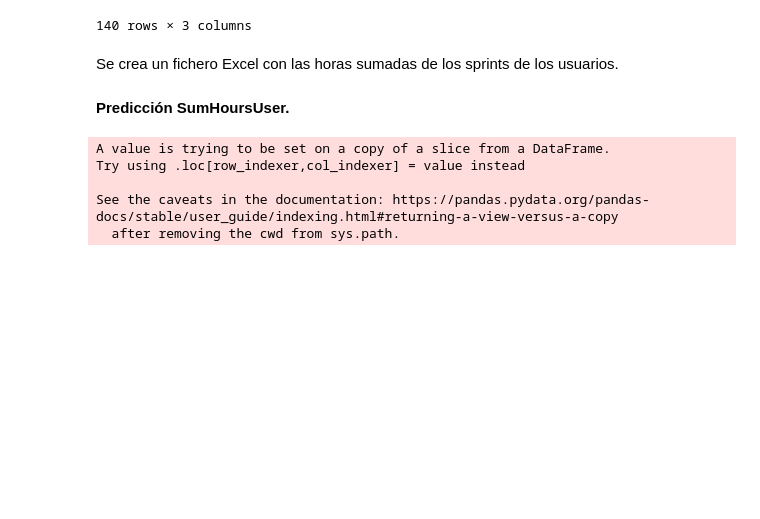
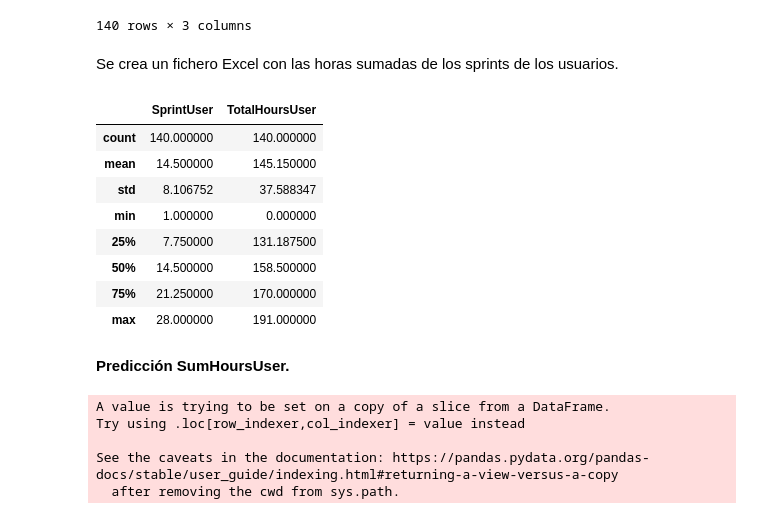
Before and after one commit to GuillermoCervera/TFM-Big-Data-y-Ciencia-de-Datos, a Jupyter notebook: TFM.ipynb, the cells around one changed output. Saved outputs shown, nothing was run; the diff lists cells and outputs as text; code cells hidden in the pictures; blank space fills up the shorter version.

```diff
--- a/TFM.ipynb
+++ b/TFM.ipynb
@@ -1439,6 +1467,18 @@ Se crea un fichero Excel con las horas sumadas de los sprints de los usuarios.
 # %%
 # create sum dataset for users
 df_users_working_with_columns.to_excel('SumHoursUsers.xlsx', index=False)
+# %%
+df_users_working_with_columns.describe()
+# %% [output]
+|  | SprintUser | TotalHoursUser |
+| count | 140.000000 | 140.000000 |
+| mean | 14.500000 | 145.150000 |
+| std | 8.106752 | 37.588347 |
+| min | 1.000000 | 0.000000 |
+| 25% | 7.750000 | 131.187500 |
+| 50% | 14.500000 | 158.500000 |
+| 75% | 21.250000 | 170.000000 |
+| max | 28.000000 | 191.000000 |
 # %% [markdown]
 **Predicción SumHoursUser.**
 # %%
```
Also changed, not shown: parts of 11 cells of this notebook.
